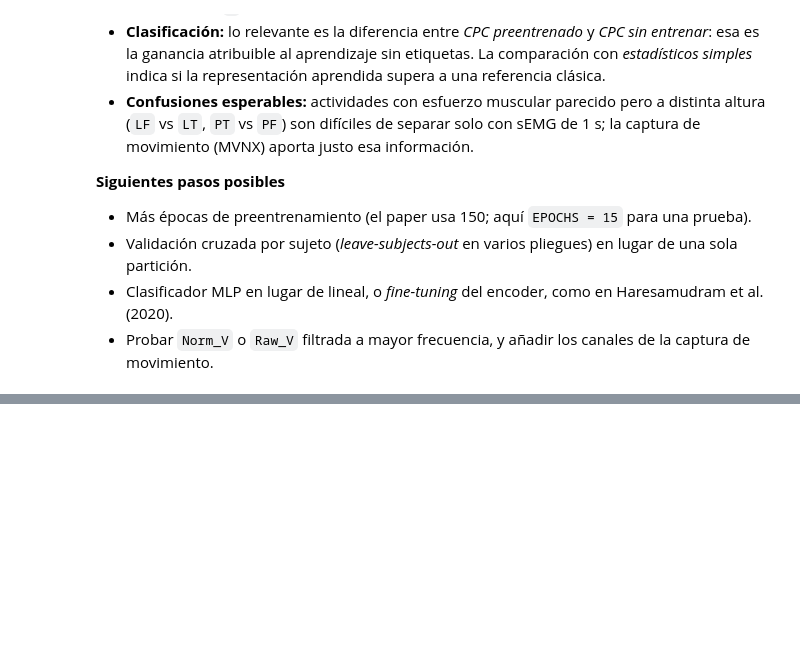
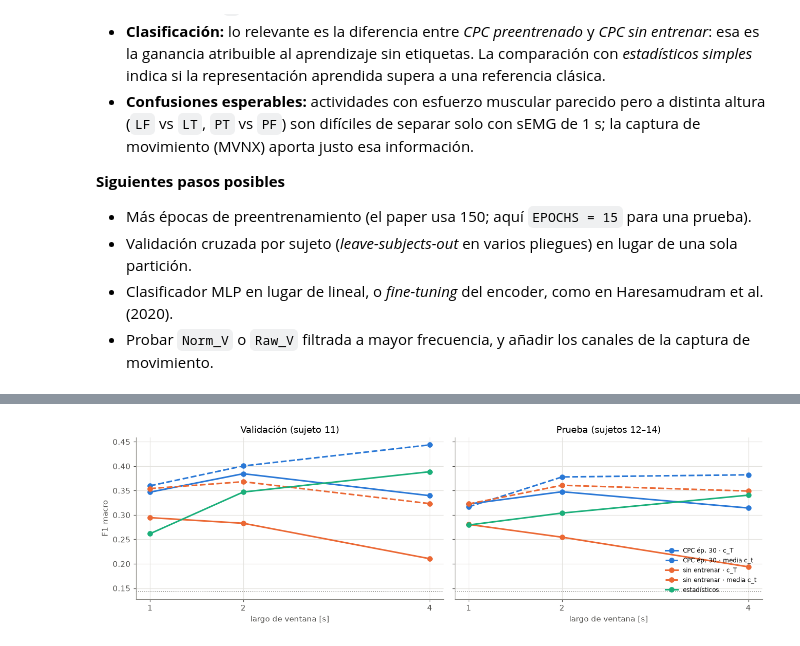
Before and after one commit to Paola-leon/human-activity-recognition, a Jupyter notebook: notebooks/03_Pipeline_CPC_sEMG.ipynb, the cells around one changed output, grey strips where cells are left out. Cells and saved outputs as stored; diff of their text form; code cells hidden in the pictures; blank space fills up the shorter version.

```diff
--- a/notebooks/03_Pipeline_CPC_sEMG.ipynb
+++ b/notebooks/03_Pipeline_CPC_sEMG.ipynb
@@ -799,0 +1057,25 @@ weighted avg      0.464     0.385     0.406     12951
+# %%
+e1_runs = {win: json.loads((E1_DIR / f"WIN{win}.json").read_text()) for win in E1_WINDOWS}
+
+
+def e1_rows(win, source, epoch, ev):
+    for vec, r in ev.items():
+        row = {"WIN": win, "ventana": f"{win / FS_TARGET:.0f} s", "fuente": source, "época": epoch, "vector": vec}
+        for sp in SPLITS:
+            row[f"F1 {sp}"] = r[sp]["f1_macro"]
+            row[f"acc {sp}"] = r[sp]["accuracy"]
+            row.update({f"{sp} {l}": f for l, f in zip(LABELS, r[sp]["f1_per_class"])})
+        yield row
+
+
+e1 = pd.DataFrame([
+    row
+    for win, r in e1_runs.items()
+    for source, epoch, ev in [*((f"CPC ép. {e}", int(e), v) for e, v in r["eval"].items()),
+                              ("sin entrenar", None, r["random"]), ("estadísticos", None, r["stats"])]
+    for row in e1_rows(win, source, epoch, ev)
+])
+e1.to_csv(E1_SUMMARY_CSV, index=False)
+
+e1.pivot_table(index=["fuente", "vector"], columns="ventana", values=["F1 validación", "F1 prueba"], sort=False) \
+  .reindex(columns=["F1 validación", "F1 prueba"], level=0).round(3)
@@ -799,0 +1095,22 @@ weighted avg      0.464     0.385     0.406     12951
+# %%
+## F1 macro según el largo de ventana (épocas finales del preentrenamiento)
+LINES = [  # (fuente, vector, color, estilo)
+    (f"CPC ép. {E1_EPOCHS}", "c_T", C_TRAIN, "-"), (f"CPC ép. {E1_EPOCHS}", "media c_t", C_TRAIN, "--"),
+    ("sin entrenar", "c_T", C_TEST, "-"), ("sin entrenar", "media c_t", C_TEST, "--"),
+    ("estadísticos", "estadísticos", C_THIRD, "-"),
+]
+fig, axes = plt.subplots(1, 2, figsize=(12, 3.8), sharey=True)
+for ax, sp in zip(axes, SPLITS):
+    for source, vec, color, ls in LINES:
+        s = e1[(e1.fuente == source) & (e1.vector == vec)].sort_values("WIN")
+        ax.plot(s.WIN / FS_TARGET, s[f"F1 {sp}"], marker="o", ms=6, color=color, ls=ls,
+                label=f"{source} · {vec}" if source != "estadísticos" else source)
+    ax.axhline(1 / len(LABELS), color="#8a8984", ls=":", lw=1)
+    ax.set(xticks=[w / FS_TARGET for w in E1_WINDOWS], xlabel="largo de ventana [s]",
+           title=f"{sp.capitalize()} (sujeto{'s 12–14' if sp == 'prueba' else ' 11'})")
+axes[0].set_ylabel("F1 macro")
+axes[1].legend(frameon=False, fontsize=8, loc="lower right")
+plt.tight_layout()
+plt.show()
+# %% [output]
+[figure, added]
```
Also changed, not shown: parts of 21 cells of this notebook, 6 other files.
